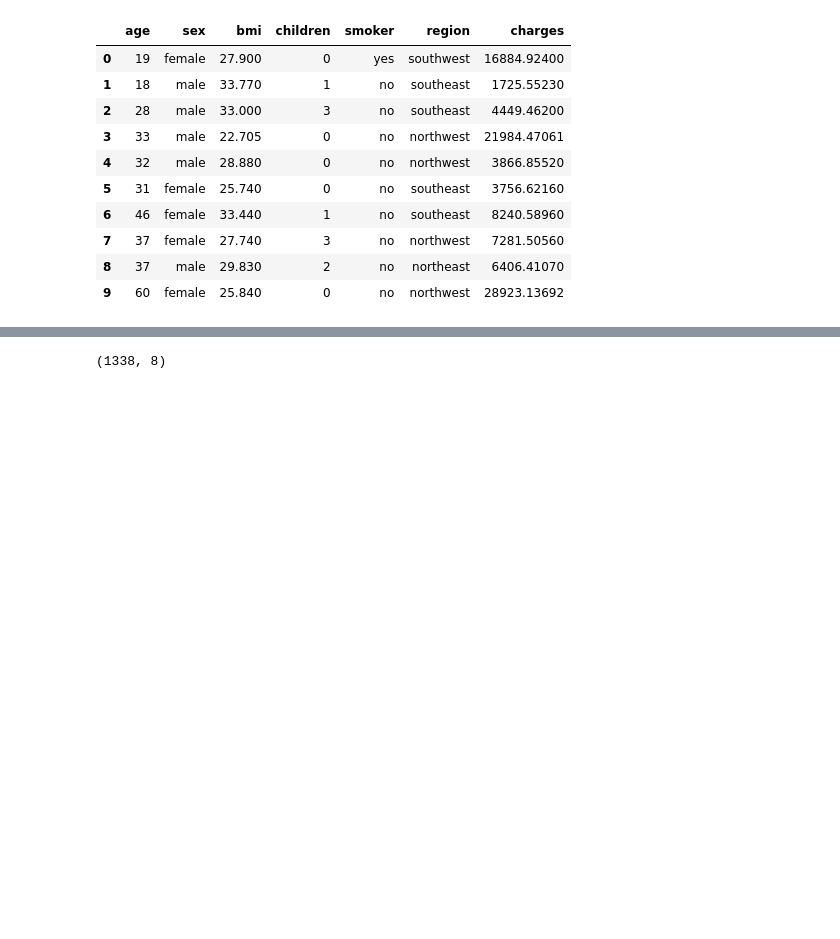
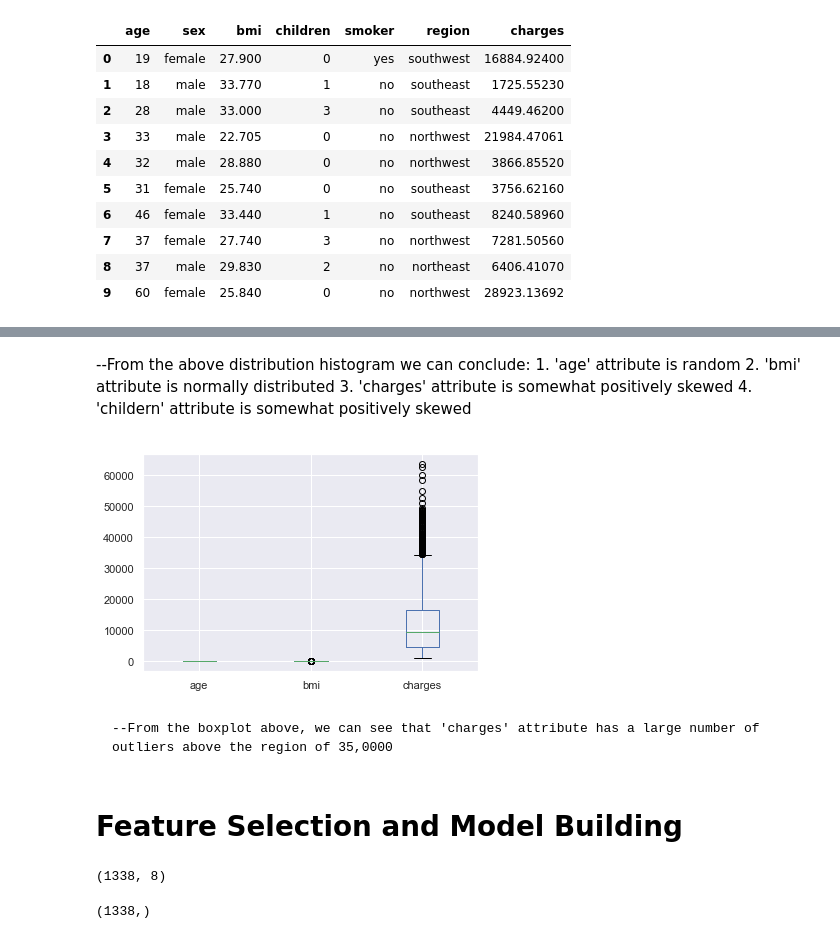
Before and after one commit to Lolpold-T/Health-Insurance-Cost-Prediction--Linear-Regression, a Jupyter notebook: Health Insurance Cost Prediction.ipynb, the cells around one changed output, grey strips where cells are left out. Drawn from its saved outputs; the diff is of its cells as text; code cells hidden in the pictures; blank space fills up the shorter version.

```diff
--- a/Health Insurance Cost Prediction.ipynb
+++ b/Health Insurance Cost Prediction.ipynb
@@ -134,0 +278,14 @@ In case you used a LabelEncoder before this OneHotEncoder to convert the categor
+# %% [markdown]
+--From the above distribution histogram we can conclude:
+        1. 'age' attribute is random
+        2. 'bmi' attribute is normally distributed
+        3. 'charges' attribute is somewhat positively skewed
+        4. 'childern' attribute is somewhat positively skewed
+# %%
+boxplot = data.boxplot(column=['age', 'bmi', 'charges'])
+# %% [output]
+[figure, added]
+# %% [markdown]
+    --From the boxplot above, we can see that 'charges' attribute has a large number of outliers above the region of 35,0000
+# %% [markdown]
+# Feature Selection and Model Building
@@ -136,8 +297,11 @@ In case you used a LabelEncoder before this OneHotEncoder to convert the categor
 # Avoiding the Dummy Variable Trap
 X = X[:, 1:]
 X.shape
+y = X[:,-1]
+y.shape
 # %% [output]
 (1338, 8)
+(1338,)
 # %%
 #normalization
 sc = StandardScaler()
```
Also changed, not shown: parts of 56 cells of this notebook.
